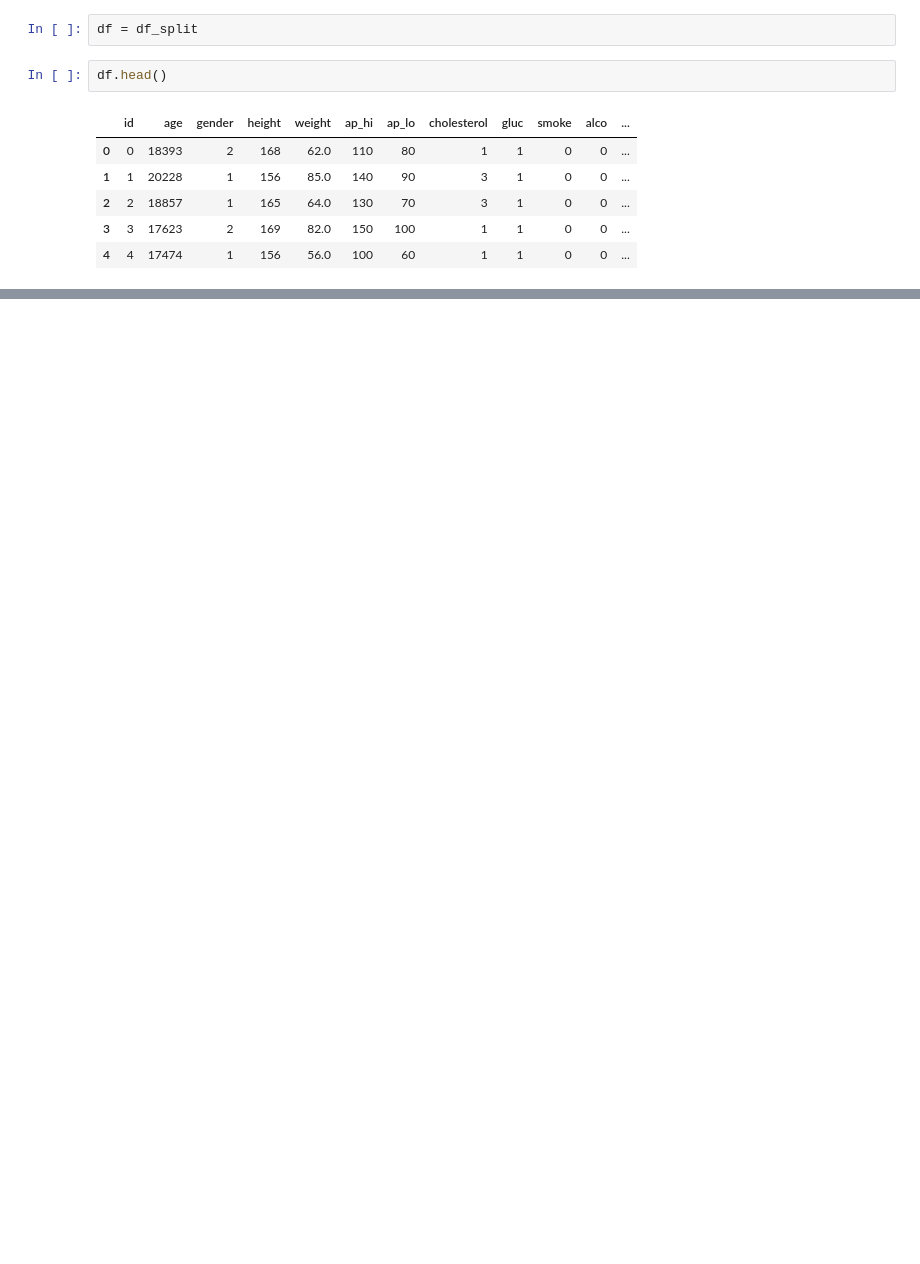
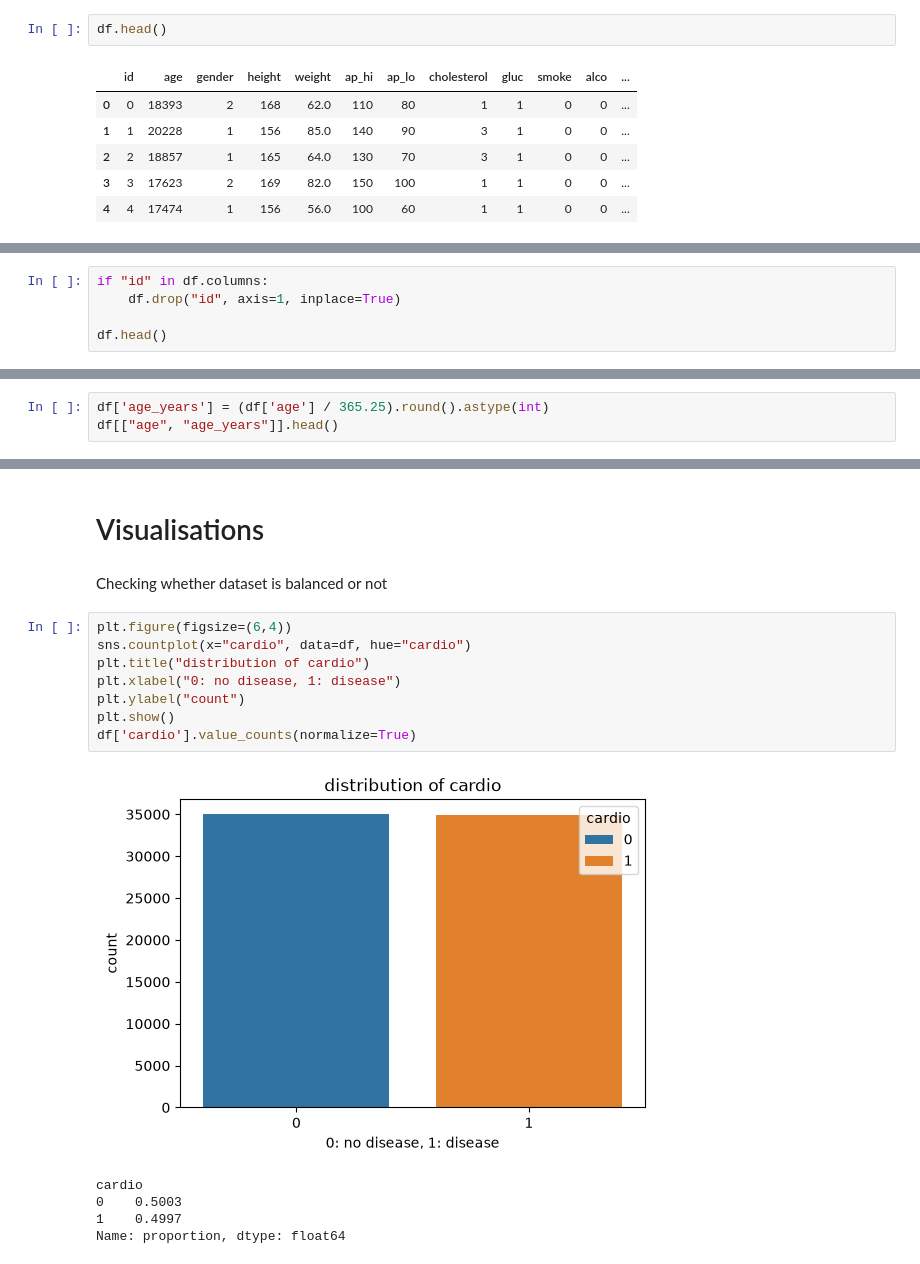
Before and after one commit to Bhavy-Kakaniya/Data-Science, a Jupyter notebook: Project/Cardio.ipynb, the cells around one changed output, grey strips where cells are left out. Cells and saved outputs as stored; diff of their text form; blank space fills up the shorter version.

Commit message:
visualization of data

```diff
--- a/Project/Cardio.ipynb
+++ b/Project/Cardio.ipynb
@@ -85,5 +8,3 @@ df_split.head()
-# %%
-df = df_split
 # %%
 df.head()
 # %% [output]
@@ -124,0 +33,5 @@ memory usage: 6.9 MB
+# %%
+if "id" in df.columns:
+    df.drop("id", axis=1, inplace=True)
+
+df.head()
@@ -148,0 +71,3 @@ plt.bar(df['gender'].head(100), df['smoke'].head(100))
+# %%
+df['age_years'] = (df['age'] / 365.25).round().astype(int)
+df[["age", "age_years"]].head()
@@ -148,0 +100,18 @@ plt.bar(df['gender'].head(100), df['smoke'].head(100))
+# %% [markdown]
+# Visualisations
+# %% [markdown]
+Checking whether dataset is balanced or not
+# %%
+plt.figure(figsize=(6,4))
+sns.countplot(x="cardio", data=df, hue="cardio")
+plt.title("distribution of cardio")
+plt.xlabel("0: no disease, 1: disease")
+plt.ylabel("count")
+plt.show()
+df['cardio'].value_counts(normalize=True)
+# %% [output]
+[figure, added]
+cardio
+0    0.5003
+1    0.4997
+Name: proportion, dtype: float64
```
Also changed, not shown: parts of 42 cells of this notebook.
